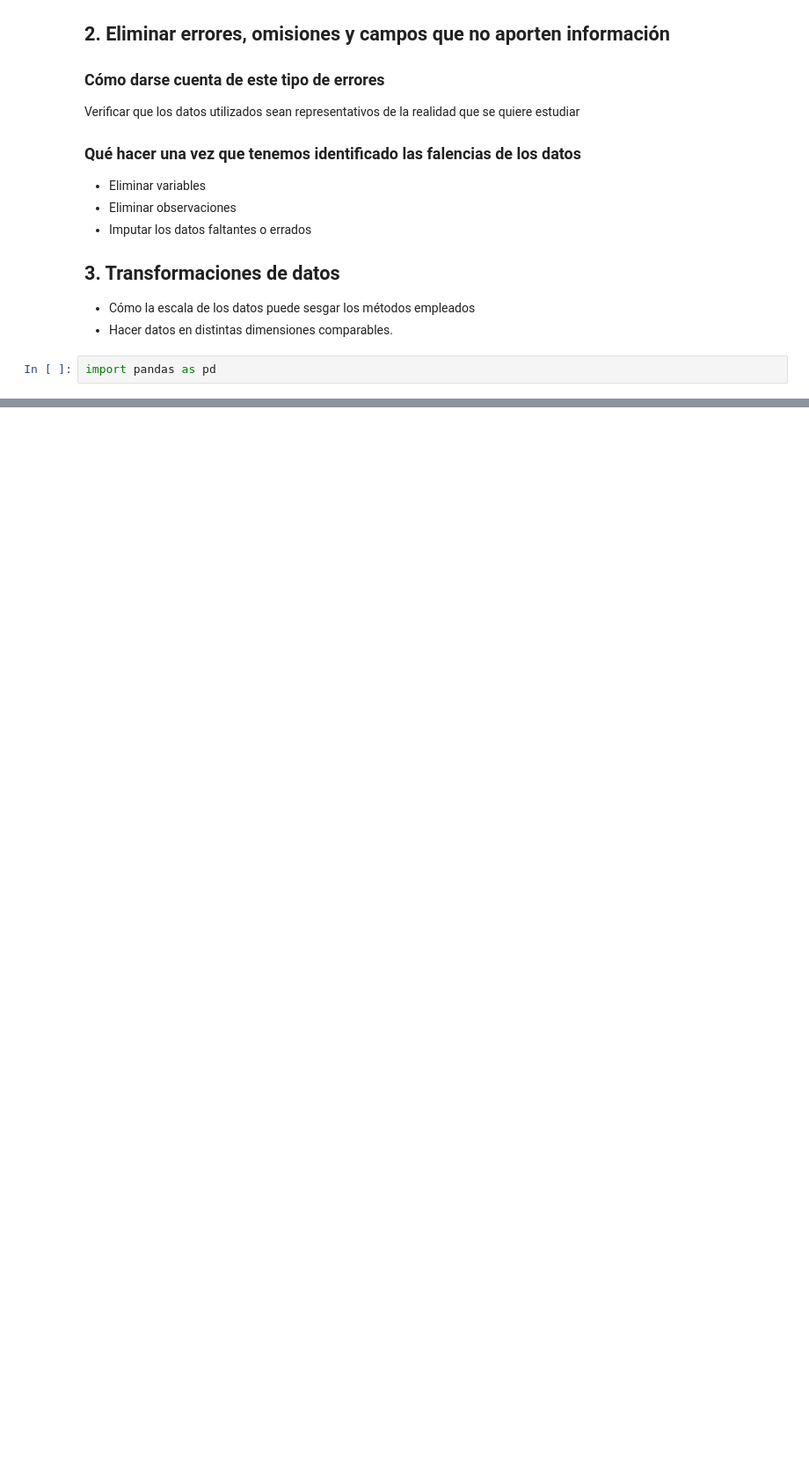
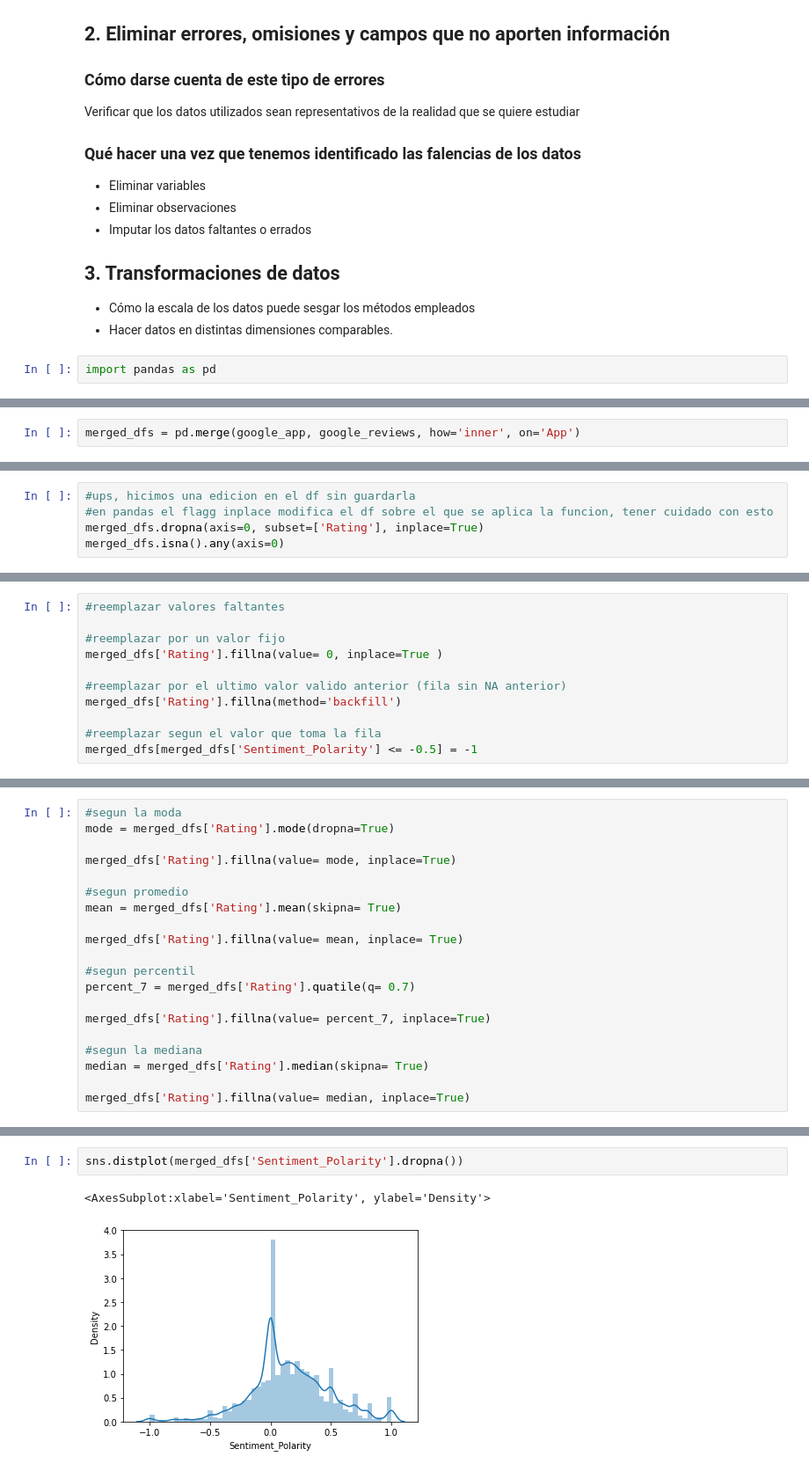
Before and after one commit to saguerraty/Aux-IN6531-, a Jupyter notebook: Aux 2 - preprocesamiento/Aux 2 - preprocesamiento.ipynb, the cells around one changed output, grey strips where cells are left out. Shown at 88% size. Saved outputs shown, nothing was run; the diff lists cells and outputs as text; blank space fills up the shorter version.

```diff
--- a/Aux 2 - preprocesamiento/Aux 2 - preprocesamiento.ipynb
+++ b/Aux 2 - preprocesamiento/Aux 2 - preprocesamiento.ipynb
@@ -34,0 +79,2 @@ import pandas as pd
+# %%
+merged_dfs = pd.merge(google_app, google_reviews, how='inner', on='App')
@@ -34,0 +231,5 @@ import pandas as pd
+# %%
+#ups, hicimos una edicion en el df sin guardarla
+#en pandas el flagg inplace modifica el df sobre el que se aplica la funcion, tener cuidado con esto
+merged_dfs.dropna(axis=0, subset=['Rating'], inplace=True)
+merged_dfs.isna().any(axis=0)
@@ -34,0 +259,11 @@ import pandas as pd
+# %%
+#reemplazar valores faltantes
+
+#reemplazar por un valor fijo
+merged_dfs['Rating'].fillna(value= 0, inplace=True )
+
+#reemplazar por el ultimo valor valido anterior (fila sin NA anterior)
+merged_dfs['Rating'].fillna(method='backfill')
+
+#reemplazar segun el valor que toma la fila
+merged_dfs[merged_dfs['Sentiment_Polarity'] <= -0.5] = -1
@@ -34,0 +272,20 @@ import pandas as pd
+# %%
+#segun la moda
+mode = merged_dfs['Rating'].mode(dropna=True)
+
+merged_dfs['Rating'].fillna(value= mode, inplace=True)
+
+#segun promedio
+mean = merged_dfs['Rating'].mean(skipna= True)
+
+merged_dfs['Rating'].fillna(value= mean, inplace= True)
+
+#segun percentil
+percent_7 = merged_dfs['Rating'].quatile(q= 0.7)
+
+merged_dfs['Rating'].fillna(value= percent_7, inplace=True)
+
+#segun la mediana
+median = merged_dfs['Rating'].median(skipna= True)
+
+merged_dfs['Rating'].fillna(value= median, inplace=True)
@@ -34,0 +299,5 @@ import pandas as pd
+# %%
+sns.distplot(merged_dfs['Sentiment_Polarity'].dropna())
+# %% [output]
+<AxesSubplot:xlabel='Sentiment_Polarity', ylabel='Density'>
+[figure, added]
```
Also changed, not shown: parts of 78 cells of this notebook, 1 other file.
